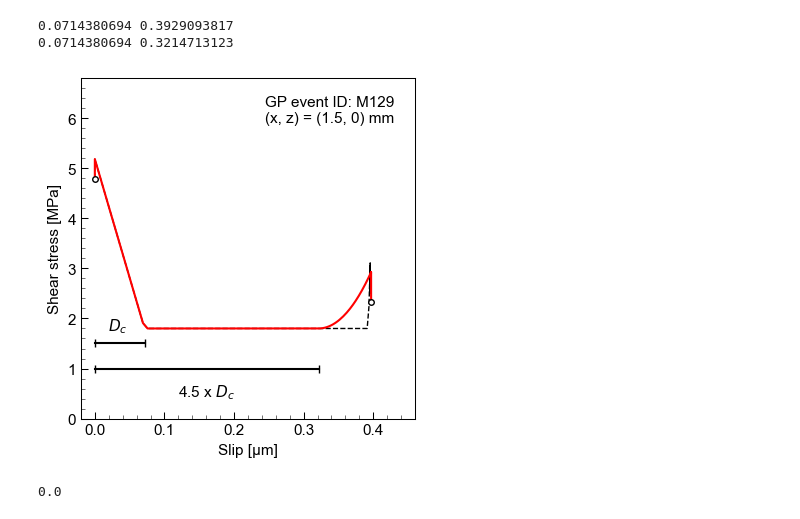
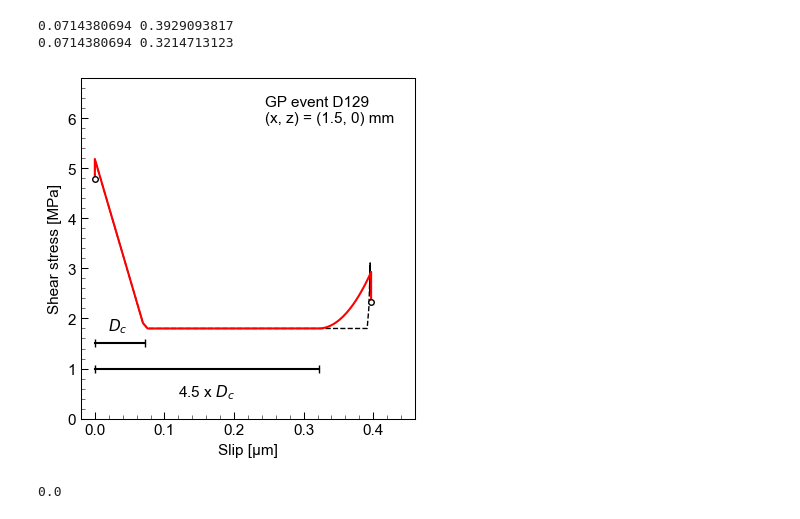
Before and after one commit to kura-okubo/4mNonSelfSim_Paper, a Jupyter notebook: Others/Revision_Analysis/SmoothSelfHeal/postprocess_dynrup/code/04_plot_sheartractionhistory.ipynb, the cells around one changed output. Drawn from its saved outputs; the diff is of its cells as text; code cells hidden in the pictures.

Commit message:
update eventlabel

```diff
--- a/Others/Revision_Analysis/SmoothSelfHeal/postprocess_dynrup/code/04_plot_sheartractionhistory.ipynb
+++ b/Others/Revision_Analysis/SmoothSelfHeal/postprocess_dynrup/code/04_plot_sheartractionhistory.ipynb
@@ -163,36 +164,36 @@ ax.plot(np.array([slip_init, slip_end])*1e6, np.array([traction_init, traction_e
 ax.set_xlim([-0.02, 0.46])
 ax.set_ylim([0, 6.8]) # synchronize with the initial stress condition plot
 ax.set_xlabel("Slip [μm]")
 ax.set_ylabel("Shear stress [MPa]")
 
 # annotation
 dc_y = 1.5
 ax.plot([0, dc_p*1e6], [dc_y, dc_y], "-", marker="|", c="k" )
 ax.text(0.033, dc_y+0.25, f"$D_c$", ha="center")
 
 ds_y_s = 1
 ax.plot([0, ds_s*1e6], [ds_y_s, ds_y_s], "-", marker="|", c="k" )
 ax.text(0.16, ds_y_s-0.55, f"{df_event_smoothselfheal['hat_ds_factor_rapidnuc_patch']} x $D_c$", ha="center")
 
 # ds_y_p = 0.6
 # ax.plot([0, ds_p*1e6], [ds_y_p, ds_y_p], "-", marker="|", c="k" )
 # ax.text(0.205, ds_p-0.55, f"{df_event_pulse['hat_ds_factor_rapidnuc_patch']} x $D_c$", ha="center")
 
 # annotate the location info
-loc_info_txt = '\n'.join((f"GP event ID: M{gougeevent_id}",
+loc_info_txt = '\n'.join((f"GP event D{gougeevent_id}",
                           f"(x, z) = ({traction_loc[0]*1e3:.1f}, {traction_loc[1]*1e3:.1g}) mm"))
 ax.text(0.55, 0.95, loc_info_txt, transform=ax.transAxes, #fontsize=10,
         verticalalignment='top', bbox=None)
 
 
 plt.tight_layout()
-plt.savefig(figdir + f"/master_traction_history_comparison_{gougeevent_id}_x{traction_loc[0]*1e3:.2f}mm_z{traction_loc[1]*1e3:.2f}{filekey}mm.png", dpi=300, bbox_inches="tight")
+plt.savefig(figdir + f"/master_traction_history_comparison_{gougeevent_id}_x{traction_loc[0]*1e3:.2f}mm_z{traction_loc[1]*1e3:.2f}{filekey}mm.png", dpi=70, bbox_inches="tight")
 plt.savefig(figdir + f"/master_traction_history_comparison_{gougeevent_id}_x{traction_loc[0]*1e3:.2f}mm_z{traction_loc[1]*1e3:.2f}{filekey}mm.eps", bbox_inches="tight")
 
 # plt.close()
 # plt.clf()
 # %% [output]
-[figure, old version]
+[figure, new version]
 # %%
 df_tractionhistory_pulse["loc_slip"].iloc[0]
 # %% [output]
```
Also changed, not shown: parts of 2 cells of this notebook, 3 other files.
